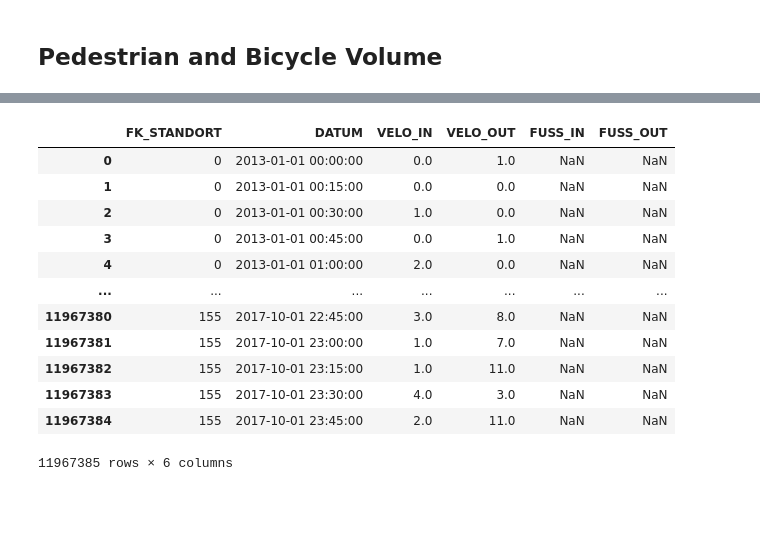
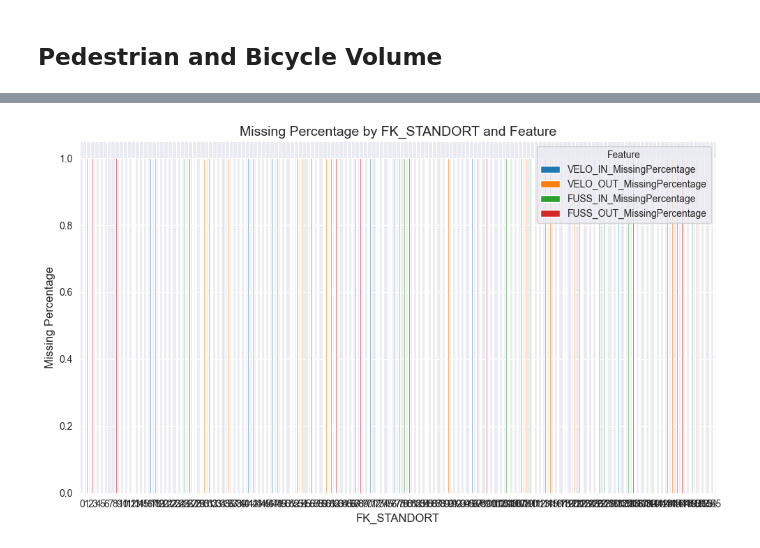
Before and after one commit to GOget42/CS_Group_Project, a Jupyter notebook: Jupyter Notebooks for Data Preprocessing/Data Cleaning.ipynb, the cells around one changed output, grey strips where cells are left out. Saved outputs shown, nothing was run; the diff lists cells and outputs as text; code cells hidden in the pictures; blank space fills up the shorter version.

```diff
--- a/Jupyter Notebooks for Data Preprocessing/Data Cleaning.ipynb
+++ b/Jupyter Notebooks for Data Preprocessing/Data Cleaning.ipynb
@@ -604,26 +598,13 @@ pd.read_csv('../data/raw/2024_verkehrszaehlungen_werte_fussgaenger_velo.csv')
 # %%
-# Define column data types for efficient memory usage
-column_data_types = {
-    'HNr': str,
-    'D2ID': str,
-    'MSID': str,
-    'ZSID': str,
-    'Richtung': str,
-}
-
-# Function to read and clean traffic data for a specific year
 def read_pedestrian_data(year):
     filename = os.path.join(DATA_PATH, "raw", f"{year}_verkehrszaehlungen_werte_fussgaenger_velo.csv")
     df = pd.read_csv(
         filename,
-        dtype=column_data_types,
-        usecols=['FK_STANDORT', 'OST', 'NORD', 'DATUM', 'VELO_IN', 'VELO_OUT', 'FUSS_IN', 'FUSS_OUT'],
-        parse_dates=['DATUM']
+        usecols=['FK_STANDORT', 'OST', 'NORD', 'DATUM', 'VELO_IN', 'VELO_OUT', 'FUSS_IN', 'FUSS_OUT']
     )
 
     return df
 
-# Load traffic data for multiple years concurrently
 pedestrian_dict = {}
 
 with ThreadPoolExecutor() as executor:
@@ -655,0 +621,2 @@ pedestrian_data
+# %%
+pedestrian_data['DATUM'] = pd.to_datetime(pedestrian_data['DATUM'])
@@ -786,16 +723,21 @@ Passing `palette` without assigning `hue` is deprecated and will be removed in v
+# %%
+# Plot the values in a bar plot
+ax = missing_df.set_index('FK_STANDORT').plot(
+    kind='bar',
+    figsize=(10, 6),
+    width=0.8
+)
+
+# Customizing the plot
+plt.title('Missing Percentage by FK_STANDORT and Feature', fontsize=14)
+plt.xlabel('FK_STANDORT', fontsize=12)
+plt.ylabel('Missing Percentage', fontsize=12)
+plt.xticks(rotation=0)  # Keep x-axis labels horizontal
+plt.legend(title='Feature', fontsize=10)
+plt.tight_layout()
+
+plt.show()
+# %% [output]
+[figure, added]
 # %%
-pedestrian_data
+pedestrian_data = pedestrian_data.fillna(0)
-# %% [output]
-|  | FK_STANDORT | DATUM | VELO_IN | VELO_OUT | FUSS_IN | FUSS_OUT |
-| 0 | 0 | 2013-01-01 00:00:00 | 0.0 | 1.0 | NaN | NaN |
-| 1 | 0 | 2013-01-01 00:15:00 | 0.0 | 0.0 | NaN | NaN |
-| 2 | 0 | 2013-01-01 00:30:00 | 1.0 | 0.0 | NaN | NaN |
-| 3 | 0 | 2013-01-01 00:45:00 | 0.0 | 1.0 | NaN | NaN |
-| 4 | 0 | 2013-01-01 01:00:00 | 2.0 | 0.0 | NaN | NaN |
-| ... | ... | ... | ... | ... | ... | ... |
-| 11967380 | 155 | 2017-10-01 22:45:00 | 3.0 | 8.0 | NaN | NaN |
-| 11967381 | 155 | 2017-10-01 23:00:00 | 1.0 | 7.0 | NaN | NaN |
-| 11967382 | 155 | 2017-10-01 23:15:00 | 1.0 | 11.0 | NaN | NaN |
-| 11967383 | 155 | 2017-10-01 23:30:00 | 4.0 | 3.0 | NaN | NaN |
-| 11967384 | 155 | 2017-10-01 23:45:00 | 2.0 | 11.0 | NaN | NaN |
-11967385 rows × 6 columns
```
Also changed, not shown: parts of 43 cells of this notebook, 7 other files.
